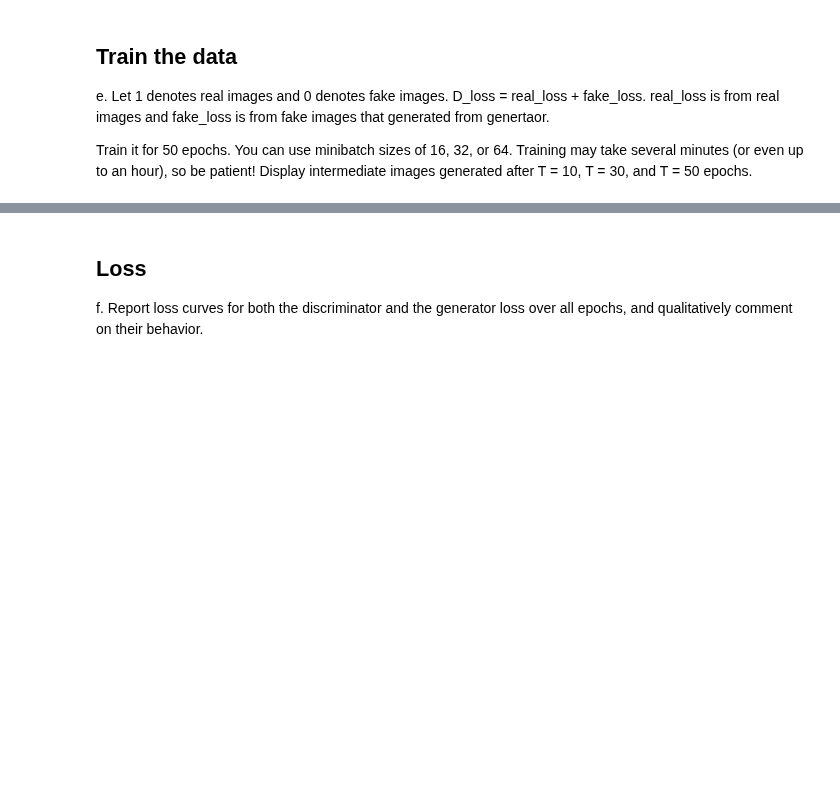
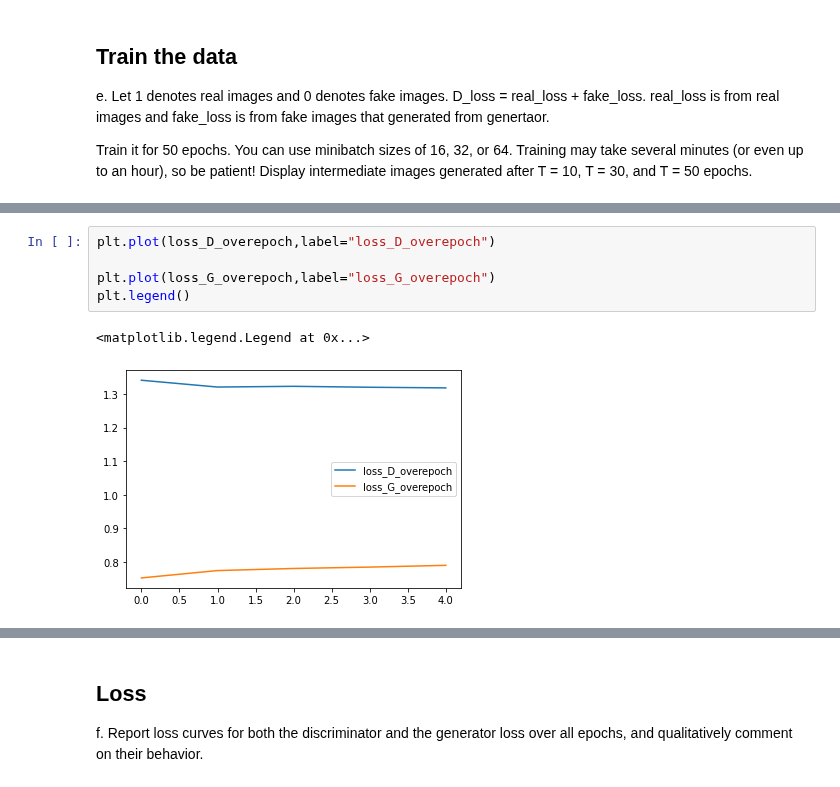
Before and after one commit to yeb2Binfang/ECE-GY9123_DL, a Jupyter notebook: HW/HW6/HW6.ipynb, the cells around one changed output, grey strips where cells are left out. Saved outputs shown, nothing was run; the diff lists cells and outputs as text; blank space fills up the shorter version.

```diff
--- a/HW/HW6/HW6.ipynb
+++ b/HW/HW6/HW6.ipynb
@@ -398,0 +393,8 @@ Epoch 12 - loss_d: 0.893, loss_g: 1.347
+# %%
+plt.plot(loss_D_overepoch,label="loss_D_overepoch")
+
+plt.plot(loss_G_overepoch,label="loss_G_overepoch")
+plt.legend()
+# %% [output]
+<matplotlib.legend.Legend at 0x...>
+[figure, added]
```
Also changed, not shown: parts of 4 cells of this notebook.
